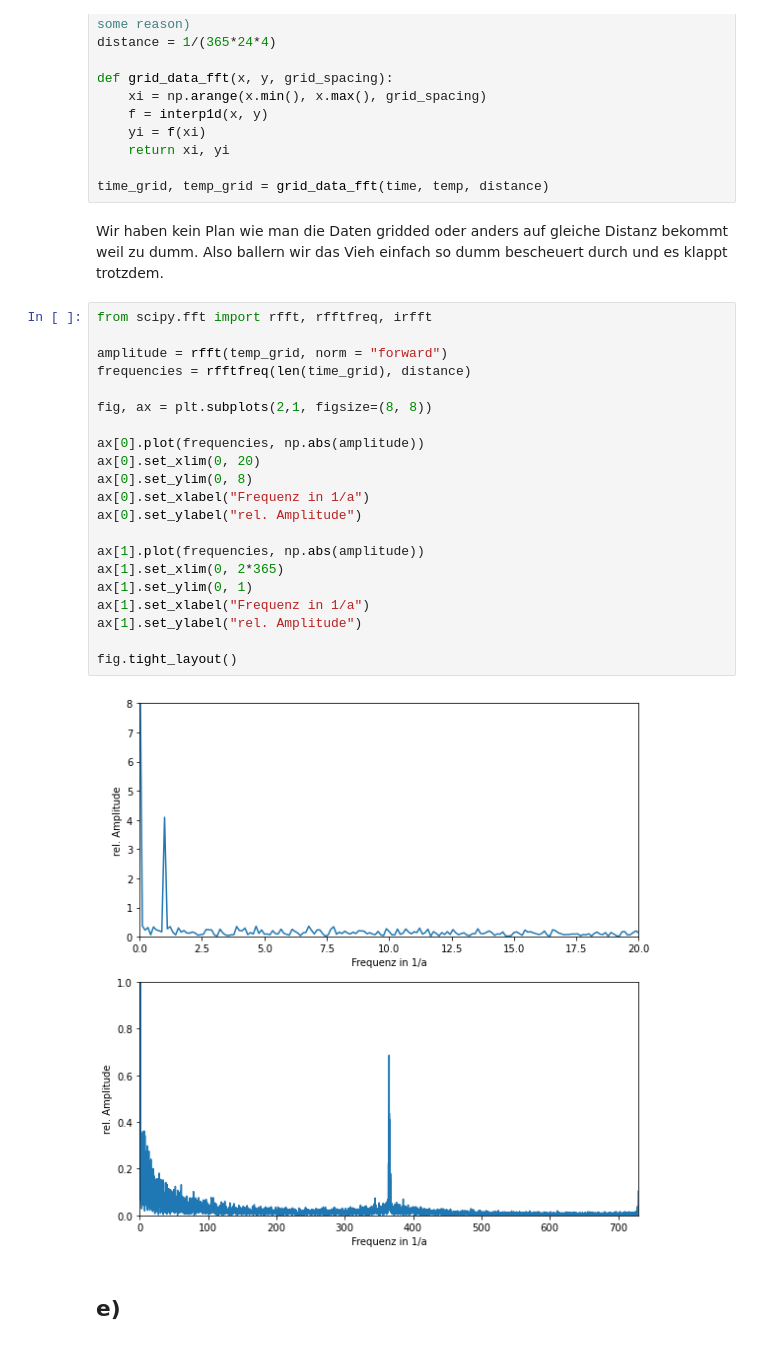
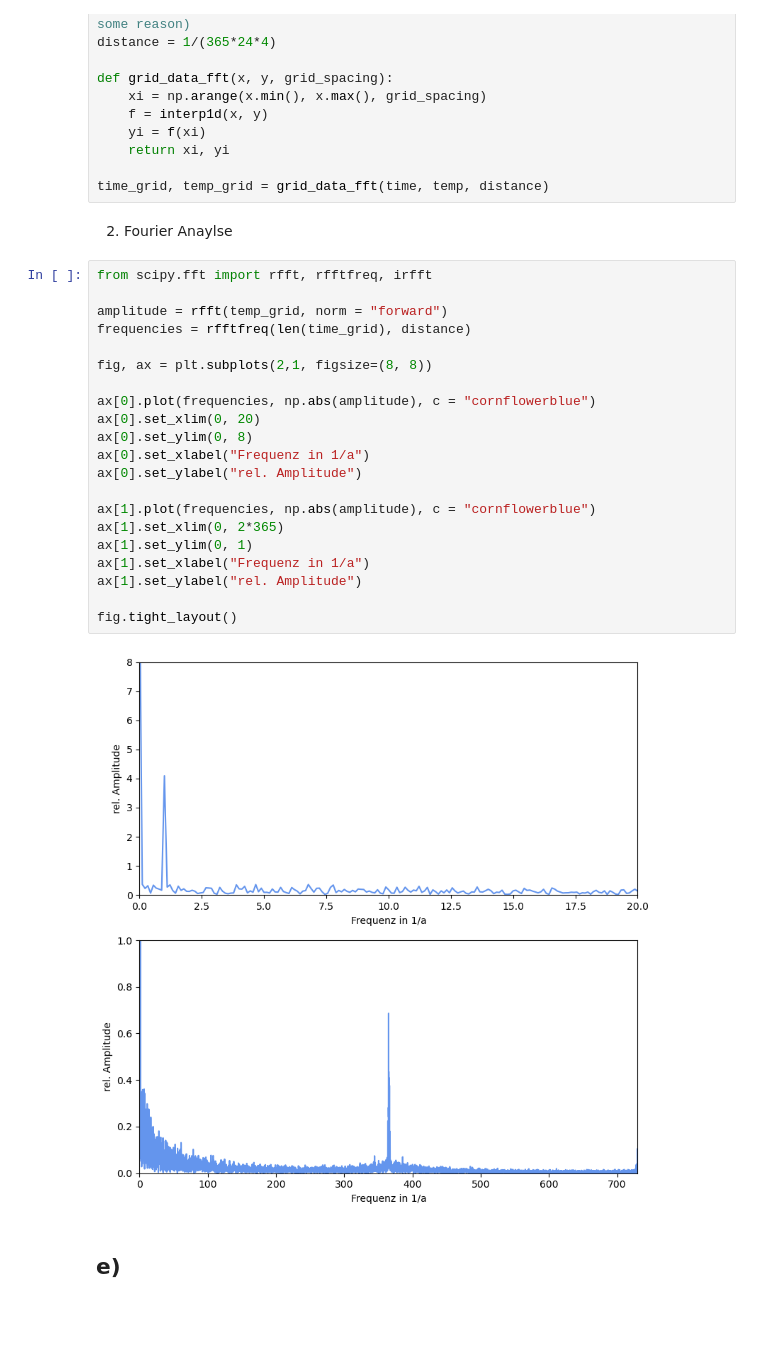
Before and after one commit to ttros/SMD, a Jupyter notebook: SMD B/10/Exercise 18.ipynb, the cells around one changed output. Cells and saved outputs as stored; diff of their text form; blank space fills up the shorter version.

```diff
--- a/SMD B/10/Exercise 18.ipynb
+++ b/SMD B/10/Exercise 18.ipynb
@@ -90,31 +91,30 @@ def grid_data_fft(x, y, grid_spacing):
 
 time_grid, temp_grid = grid_data_fft(time, temp, distance)
 # %% [markdown]
-Wir haben kein Plan wie man die Daten gridded oder anders auf gleiche Distanz bekommt weil zu dumm.
-Also ballern wir das Vieh einfach so dumm bescheuert durch und es klappt trotzdem.
+2. Fourier Anaylse
 # %%
 from scipy.fft import rfft, rfftfreq, irfft
 
 amplitude = rfft(temp_grid, norm = "forward")
 frequencies = rfftfreq(len(time_grid), distance)
 
 fig, ax = plt.subplots(2,1, figsize=(8, 8))
 
-ax[0].plot(frequencies, np.abs(amplitude))
+ax[0].plot(frequencies, np.abs(amplitude), c = "cornflowerblue")
 ax[0].set_xlim(0, 20)
 ax[0].set_ylim(0, 8)
 ax[0].set_xlabel("Frequenz in 1/a")
 ax[0].set_ylabel("rel. Amplitude")
 
-ax[1].plot(frequencies, np.abs(amplitude))
+ax[1].plot(frequencies, np.abs(amplitude), c = "cornflowerblue")
 ax[1].set_xlim(0, 2*365)
 ax[1].set_ylim(0, 1)
 ax[1].set_xlabel("Frequenz in 1/a")
 ax[1].set_ylabel("rel. Amplitude")
 
 fig.tight_layout()
 # %% [output]
-[figure, old version]
+[figure, new version]
 # %% [markdown]
 ## e)
 # %% [markdown]
```
Also changed, not shown: parts of 8 cells of this notebook, 1 other file.
